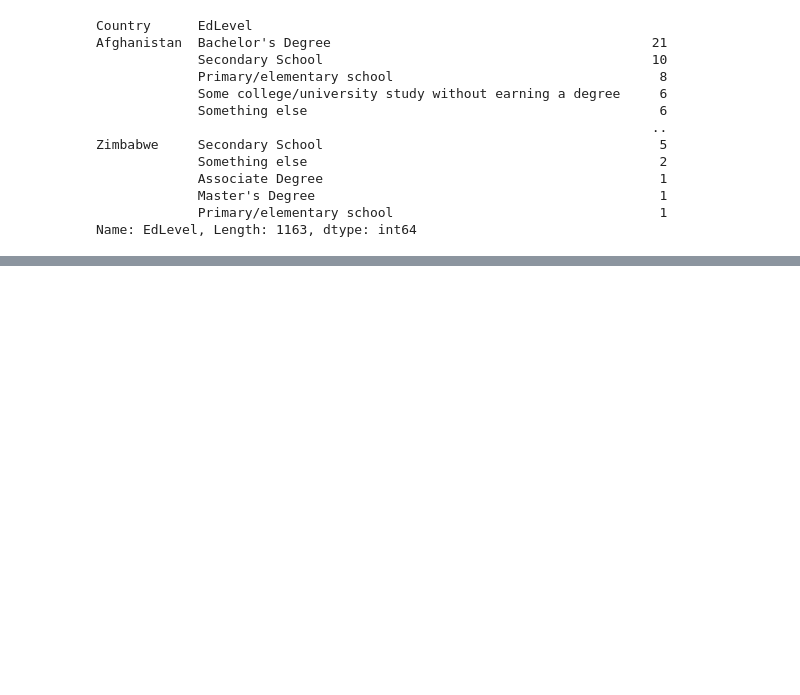
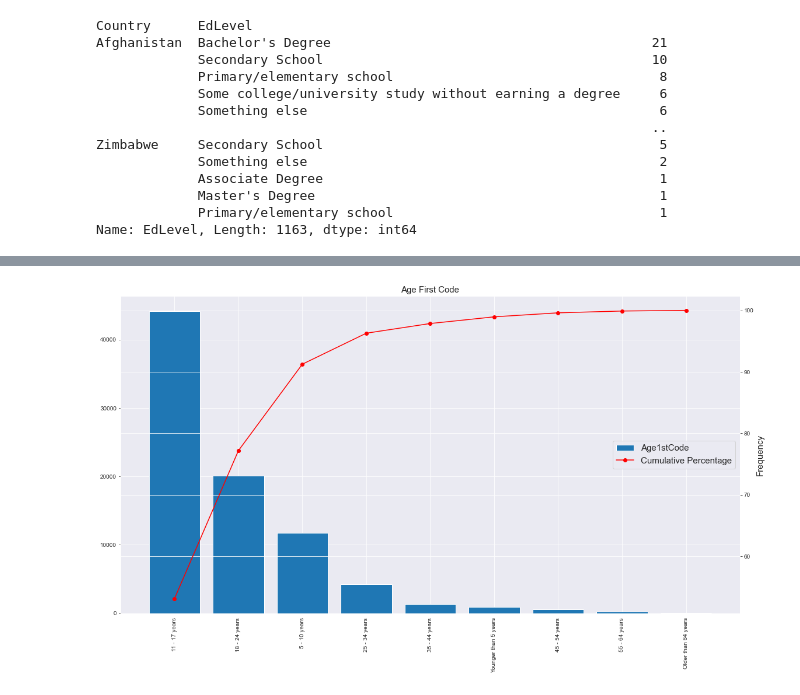
Before and after one commit to jean050422/Python-Portfolio-MJU, a Jupyter notebook: StackOverflowSurveyResultPortfolio2022.ipynb, the cells around one changed output, grey strips where cells are left out. Saved outputs shown, nothing was run; the diff lists cells and outputs as text; code cells hidden in the pictures; blank space fills up the shorter version.

```diff
--- a/StackOverflowSurveyResultPortfolio2022.ipynb
+++ b/StackOverflowSurveyResultPortfolio2022.ipynb
@@ -820,0 +982,5 @@ Text(0.5, 1.0, 'Education Level Count in Top 10 Countries')
+# %%
+# cumulative percentage
+
+myFreqTable['Cumulative Percent'] = myFreqTable['Frequency'].cumsum()/myFreqTable['Frequency'].sum()*100
+myFreqTable
@@ -820,0 +998,40 @@ Text(0.5, 1.0, 'Education Level Count in Top 10 Countries')
+# %%
+# create a dataframe
+# dataframe is myFreqTable
+
+y = myFreqTable['Frequency']
+x = myFreqTable['Age1stCode']
+
+# title of chart
+
+title = 'Pareto Chart'
+
+# size of chart
+
+plt.figure(figsize=(19, 10))
+
+# bar chart
+
+axes1 = plt.subplot()
+
+b = axes1.bar(myFreqTable['Age1stCode'], myFreqTable['Frequency'], label='Age1stCode')
+
+plt.xticks(rotation=90)
+
+# use twinx() function to create the second axis object “ax2”
+
+axes2 = axes1.twinx()
+
+p = axes2.plot(myFreqTable['Age1stCode'], myFreqTable['Cumulative Percent'], c='r', marker='o', zorder=5, label='Cumulative Percentage')
+
+axes1.legend(handles=(b, p[0]), loc='center right', fontsize=15)
+
+plt.xticks(rotation=0, fontsize = 15)
+plt.yticks(rotation=0, fontsize = 10)
+plt.xlabel('Age1stCode', fontsize=15)
+plt.ylabel('Frequency', fontsize=15)
+plt.title('Age First Code',fontsize=15)
+
+plt.show()
+# %% [output]
+[figure, added]
```
Also changed, not shown: parts of 65 cells of this notebook.
